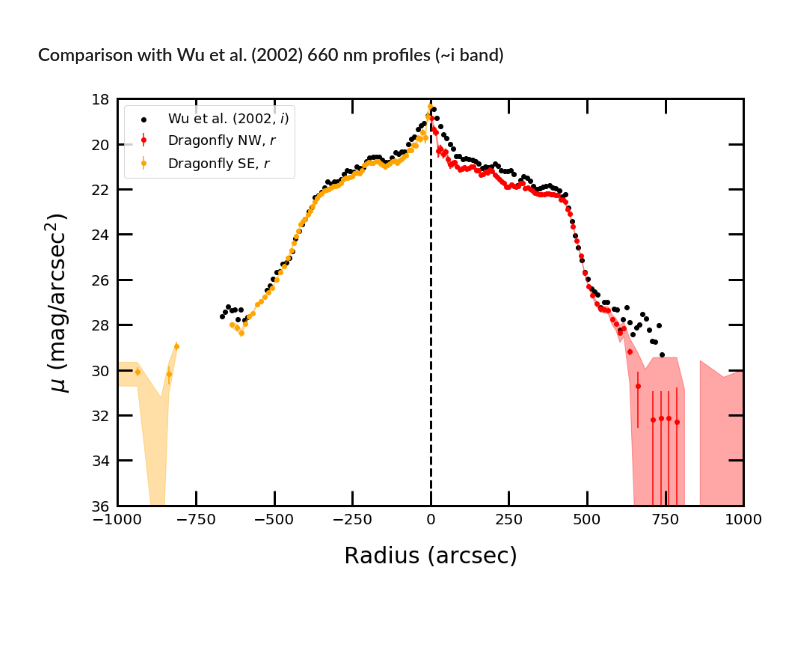
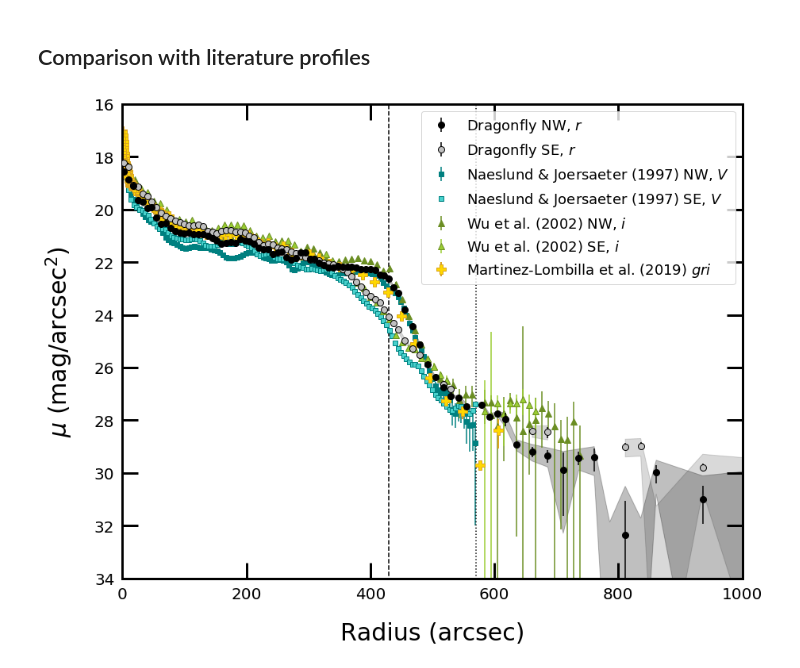
Before and after one commit to cgilhuly/papers, a Jupyter notebook: 2019/NGC4565_disc/NGC4565_slice_profiles.ipynb, the cells around one changed output. Drawn from its saved outputs; the diff is of its cells as text; code cells hidden in the pictures; blank space fills up the shorter version.

```diff
--- a/2019/NGC4565_disc/NGC4565_slice_profiles.ipynb
+++ b/2019/NGC4565_disc/NGC4565_slice_profiles.ipynb
@@ -84,21 +200,21 @@ gmr_m_NW = gmr_sub - gmr_err_sub_sys
 rad_profile_g_SE_sub, r_g_SE_sub, err_g_SE_sub = gp.radial_profile_slice(image_g_sub, mask_sub, center_sub, PA=316., width=5, bin_edges=[180,250,350,800], bin_widths=[3,5,10,50,100])
 rad_profile_r_SE_sub, r_r_SE_sub, err_r_SE_sub = gp.radial_profile_slice(image_r_sub, mask_sub, center_sub, PA=316., width=5, bin_edges=[180,250,350,800], bin_widths=[3,5,10,50,100])
 
-mag_g_SE_sub = zerop_g - 2.5*np.log10(np.array(rad_profile_g_SE_sub) - skyval_g_SE_sub) + 5*np.log10(pix_size)
-mag_r_SE_sub = zerop_r - 2.5*np.log10(np.array(rad_profile_r_SE_sub) - skyval_r_SE_sub) + 5*np.log10(pix_size)
+mag_g_SE_sub = zerop_g - 2.5*np.log10(np.array(rad_profile_g_SE_sub) - sky_g_SE_sub) + 5*np.log10(pix_size)
+mag_r_SE_sub = zerop_r - 2.5*np.log10(np.array(rad_profile_r_SE_sub) - sky_r_SE_sub) + 5*np.log10(pix_size)
 
 # Upper and lower SB error limits (in mag/arcsec^2)
-mag_g_p_SE_sub, mag_g_m_SE_sub = gp.calc_profile_error( rad_profile_g_SE_sub, err_g_SE_sub, skyval_g_SE_sub, skyval_g_SE_err, zerop_g )
-mag_r_p_SE_sub, mag_r_m_SE_sub = gp.calc_profile_error( rad_profile_r_SE_sub, err_r_SE_sub, skyval_r_SE_sub, skyval_r_SE_err, zerop_r )
+mag_g_p_SE_sub, mag_g_m_SE_sub = gp.calc_profile_error( rad_profile_g_SE_sub, err_g_SE_sub, sky_g_SE_sub, sky_g_SE_err, zerop_g )
+mag_r_p_SE_sub, mag_r_m_SE_sub = gp.calc_profile_error( rad_profile_r_SE_sub, err_r_SE_sub, sky_r_SE_sub, sky_r_SE_err, zerop_r )
 
 # Including systematic uncertainty in sky
-mag_g_ps_SE_sub, mag_g_ms_SE_sub = gp.calc_profile_error( rad_profile_g_SE_sub, err_g_SE_sub, skyval_g_SE_sub, skyval_g_SE_err, zerop_g, skyval_g_SE_sys )
-mag_r_ps_SE_sub, mag_r_ms_SE_sub = gp.calc_profile_error( rad_profile_r_SE_sub, err_r_SE_sub, skyval_r_SE_sub, skyval_r_SE_err, zerop_r, skyval_r_SE_sys )
+mag_g_ps_SE_sub, mag_g_ms_SE_sub = gp.calc_profile_error( rad_profile_g_SE_sub, err_g_SE_sub, sky_g_SE_sub, sky_g_SE_err, zerop_g, sky_g_SE_sys )
+mag_r_ps_SE_sub, mag_r_ms_SE_sub = gp.calc_profile_error( rad_profile_r_SE_sub, err_r_SE_sub, sky_r_SE_sub, sky_r_SE_err, zerop_r, sky_r_SE_sys )
 
 # Colour and error (without and with sys. uncertainty in sky)
 gmr_SE_sub = np.array(mag_g_SE_sub) - np.array(mag_r_SE_sub)
-gmr_err_SE_sub = gp.calc_colour_error( rad_profile_g_SE_sub, err_g_SE_sub, rad_profile_r_SE_sub, err_r_SE_sub, skyval_g_SE_sub, skyval_r_SE_sub, skyval_g_SE_err, skyval_r_SE_err )
-gmr_err_SE_sub_sys = gp.calc_colour_error( rad_profile_g_SE_sub, err_g_SE_sub, rad_profile_r_SE_sub, err_r_SE_sub, skyval_g_SE_sub, skyval_r_SE_sub, skyval_g_SE_err, skyval_r_SE_err, skyval_g_SE_sys, skyval_r_SE_sys )
+gmr_err_SE_sub = gp.calc_colour_error( rad_profile_g_SE_sub, err_g_SE_sub, rad_profile_r_SE_sub, err_r_SE_sub, sky_g_SE_sub, sky_r_SE_sub, sky_g_SE_err, sky_r_SE_err )
+gmr_err_SE_sub_sys = gp.calc_colour_error( rad_profile_g_SE_sub, err_g_SE_sub, rad_profile_r_SE_sub, err_r_SE_sub, sky_g_SE_sub, sky_r_SE_sub, sky_g_SE_err, sky_r_SE_err, sky_g_SE_sys, sky_r_SE_sys )
 
 # Packaging up error bars for convenient plotting
 g_err_SE = [mag_g_SE_sub - mag_g_p_SE_sub, mag_g_m_SE_sub - mag_g_SE_sub]
@@ -461,2 +540,2 @@ plt.show()
 # %% [markdown]
-### Comparison with Wu et al. (2002) 660 nm profiles (~i band)
+## Comparison with literature profiles
@@ -463,54 +602,44 @@ plt.show()
 # %%
-# Profile in NGC4565_wu02_i.prof in ~/Workspace/Profiles
-# Relevant columns: 1 (radius in arcsec), 3 (SB in mag/arcsec^2)
-
-wu_data = open("/home/cgilhuly/Workspace/Profiles/NGC4565_wu02_i.prof", "r")
-SB_wu = []
-rad_wu = []
-
-for line in wu_data:
-
-    if line.startswith( "#" ):
-        continue
-
-    SB_wu.append( float( line.split()[3] ) )
-    rad_wu.append( float( line.split()[1] ) )
-
-wu_data.close()
-
 fig, ax = plt.subplots()
 
-plt.scatter( rad_wu, SB_wu, c='k', label="Wu et al. (2002, $i$)" )
-plt.errorbar( np.array(r_r_sub)*pix_size, mag_r_sub, yerr=r_err_NW, label="Dragonfly NW, $r$", fmt='o', color='red')
-plt.errorbar( np.array(r_r_SE_sub)*pix_size*-1., mag_r_SE_sub, yerr=r_err_SE, label="Dragonfly SE, $r$", fmt='o', color='orange')
+plt.errorbar( np.array(r_r_sub)*pix_size, mag_r_sub, yerr=r_err_NW, label="Dragonfly NW, $r$", fmt='o', color='k', markersize=8, zorder=10)
+plt.errorbar( np.array(r_r_SE_sub)*pix_size, mag_r_SE_sub, yerr=r_err_SE, label="Dragonfly SE, $r$", fmt='o', color='silver', markeredgecolor="k", ecolor="k", markersize=8, zorder=8)
 
-plt.fill_between(np.array(r_r_sub)*pix_size,mag_r_ps_sub, mag_r_ms_sub, alpha=0.35, color="red")
-plt.fill_between(np.array(r_r_SE_sub)*pix_size*-1.,mag_r_ps_SE_sub, mag_r_ms_SE_sub, alpha=0.35, color="orange")
+plt.errorbar( np.array(rad_nj)[::10]*20.673, SB_V_nj[::10], yerr=err_nj_10, fmt="s", markersize=6, color="teal", label="Naeslund & Joersaeter (1997) NW, $V$" )
+plt.errorbar( np.array(rad_nj)[::10]*20.673, SB_V_SE_nj[::10], fmt="s", markersize=6, color="mediumturquoise",  markeredgecolor="teal",  label="Naeslund & Joersaeter (1997) SE, $V$" )
+
+plt.errorbar( rad_wu, SB_wu, yerr=err_wu, color="olivedrab", label="Wu et al. (2002) NW, $i$", fmt='^', markersize=8 )
+plt.errorbar( np.array(rad_wu)*-1., SB_wu, yerr=err_wu, color="yellowgreen", markeredgecolor="olivedrab", label="Wu et al. (2002) SE, $i$", fmt='^', markersize=8 )
+
+plt.errorbar( rad_ml, SB_gri_ml, yerr=err_ml, fmt="P", lw=2, markersize=12, color="gold", markeredgecolor="goldenrod", ecolor="goldenrod", label="Martinez-Lombilla et al. (2019) $gri$" )
+
+plt.fill_between(np.array(r_r_sub)*pix_size,mag_r_ps_sub, mag_r_ms_sub, alpha=0.25, color="k")
+plt.fill_between(np.array(r_r_SE_sub)*pix_size,mag_r_ps_SE_sub, mag_r_ms_SE_sub, alpha=0.15, color="k")
 
 ax.set_ylabel(r"$\mu$ (mag/arcsec$^2$)", size=30, labelpad=25)
 ax.set_xlabel(r"Radius (arcsec)", size=30, labelpad=25)
 
-leg = plt.legend(loc=2, prop={'size': 18})
+leg = plt.legend(loc=1, prop={'size': 18})
 
 # Tweaking appearance of plot
 ax.spines['bottom'].set_linewidth(3)
 ax.spines['top'].set_linewidth(3)
 ax.spines['left'].set_linewidth(3)
 ax.spines['right'].set_linewidth(3)
 
 ax.tick_params(labelsize=20)
 ax.xaxis.set_tick_params(which='major',size=20,width=3,pad=10,top=True,right=True)
 ax.yaxis.set_tick_params(which='major',size=20,width=3,pad=10,top=True,right=True)
 ax.tick_params(axis='both',which='major',direction='in')
 
-ax.set_xlim(-1000,1000)
-ax.set_ylim(36, 18)
+ax.set_xlim(0,1000)
+ax.set_ylim(34, 16)
 
-# Plotting vertical line at galaxy centre (r = 0)
-ax.plot([0, 0],[0,36], 'k--', lw=3)
+ax.plot([430, 430],[0,36], 'k--')
+ax.plot([570, 570],[0,36], 'k:')
 
-fig.set_size_inches(15, 10)
-
+fig.set_size_inches(14, 11)
+##plt.savefig("/home/cgilhuly/Documents/NGC4565_comparison.pdf")
 plt.show()
 # %% [output]
-[figure, old version]
+[figure, new version]
```
Also changed, not shown: parts of 25 cells of this notebook, 1 other file.
